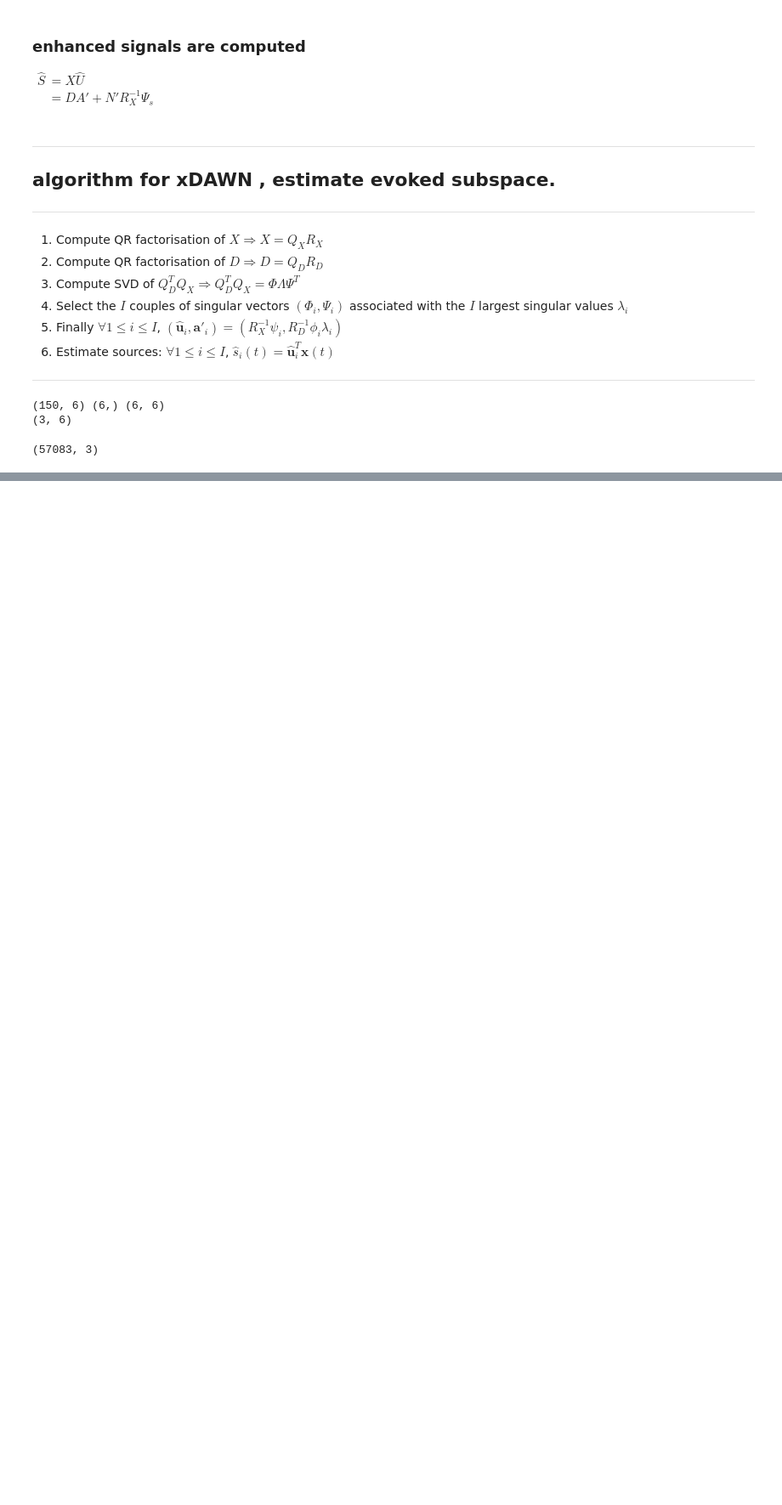
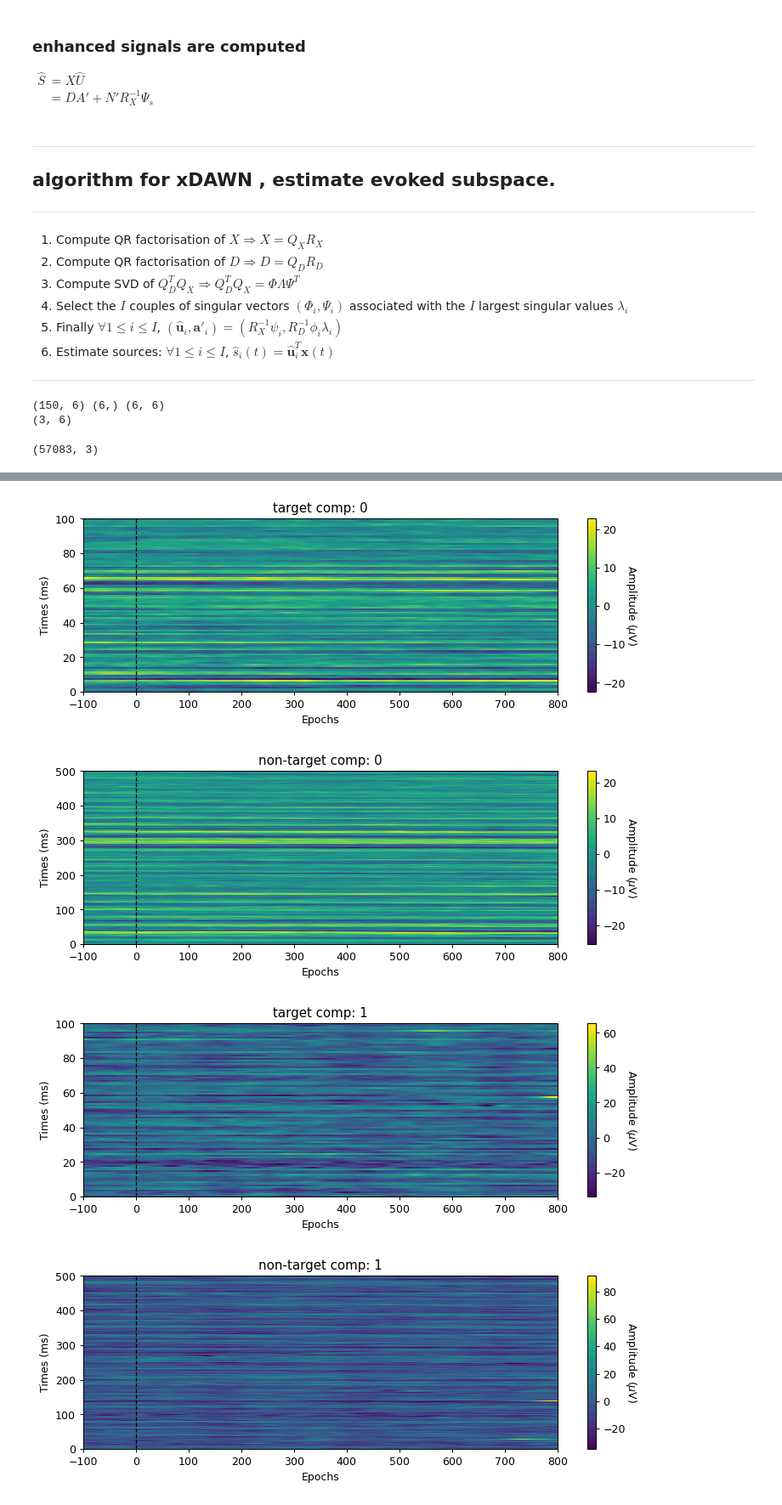
Before and after one commit to Surfincolin/openbci-standards, a Jupyter notebook: Speller_Analysis_2.ipynb, the cells around one changed output, grey strips where cells are left out. Shown at 85% size. Cells and saved outputs as stored; diff of their text form; code cells hidden in the pictures; blank space fills up the shorter version.

```diff
--- a/Speller_Analysis_2.ipynb
+++ b/Speller_Analysis_2.ipynb
@@ -953,12 +1001,12 @@ classifier score: 0.6521739130434783
 row choice: 4, column choice: 1
 Z K
 # %%
-mask = np.ones(len(r1_epochs), np.bool)
-mask[bad_epoch_i] = 0
+s1_mask = np.ones(len(r1_epochs), np.bool)
+s1_mask[r1_bad_epochs] = 0
 
-s_epochs_clean = s_epochs[mask]
-r1_y_clean = r1_y.flatten()[mask]
-r1_events_clean = r1_events[mask]
+s_epochs_clean = s_epochs[s1_mask]
+r1_y_clean = r1_y.flatten()[s1_mask]
+r1_events_clean = r1_events[s1_mask]
 
 X_s, y_s = balance_zeros(s_epochs_clean, r1_y_clean)
 print(X_s.shape)
@@ -1012,0 +1205,20 @@ D.shape
+# %%
+s_epochs = []
+for event in r1_events:
+    epoch = get_epoch(r1_filtered, r1_data_ts, event[0], PRE_STIM, POST_STIM, SAMPLE_RATE)
+    s_epochs.append(epoch)
+
+s_epochs = np.array(s_epochs)
+target_s_epochs = s_epochs[r1_events[:,2] == 1]
+nontarget_s_epochs = s_epochs[r1_events[:,2] == 0]
+
+for i in range(r1_filtered.shape[1]):
+    plot_epochs(target_s_epochs[:,:,i], title=f'target comp: {i}', tmin=-100, tmax=800)
+    plot_epochs(nontarget_s_epochs[:,:,i], title=f'non-target comp: {i}', tmin=-100, tmax=800)
+
+_ = plot_epochs(target_epochs[:,:,pz], title=f'target Pz', tmin=-100, tmax=800)
+# %% [output]
+[figure, added]
+[figure, added]
+[figure, added]
+[figure, added]
```
Also changed, not shown: parts of 23 cells of this notebook.
